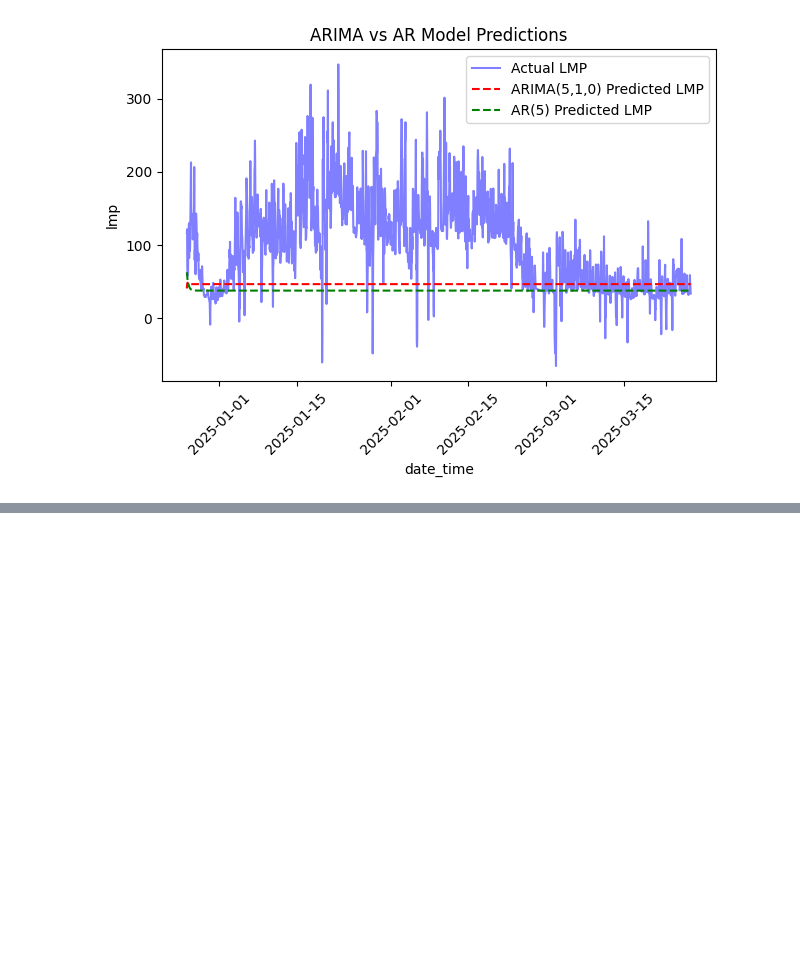
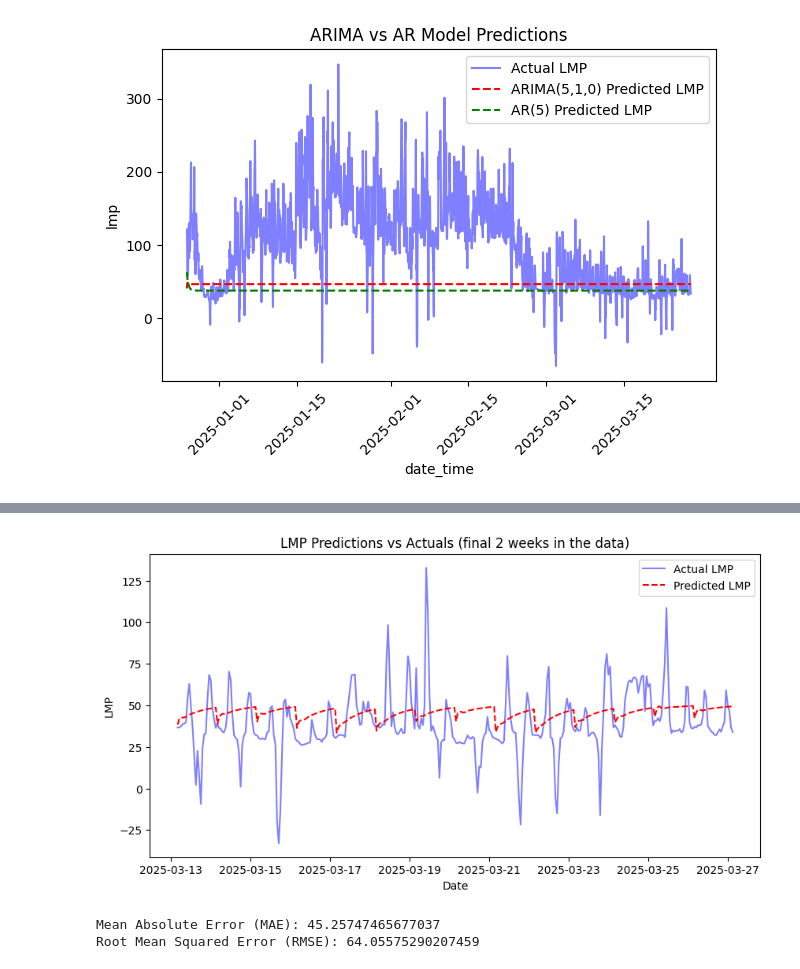
Before and after one commit to BradyHobson/ML2-Project, a Jupyter notebook: time_series_model.ipynb, the cells around one changed output, grey strips where cells are left out. Cells and saved outputs as stored; diff of their text form; code cells hidden in the pictures; blank space fills up the shorter version.

```diff
--- a/time_series_model.ipynb
+++ b/time_series_model.ipynb
@@ -327,0 +348,30 @@ AR MAE: 65.47528010067789
+# %%
+# look at last 2 weeks prediction
+last_2_weeks = test_data.iloc[-24*14:]
+
+# check the fit
+plt.figure(figsize=(10, 5))
+plt.plot(last_2_weeks.index, last_2_weeks['lmp'], label="Actual LMP", color='blue', alpha=0.5)
+plt.plot(last_2_weeks.index, predictions[-24*14:], label="Predicted LMP", color='red', linestyle='dashed')
+plt.xlabel("Date")
+plt.ylabel("LMP")
+plt.title("LMP Predictions vs Actuals (final 2 weeks in the data)")
+plt.legend()
+plt.show()
+# %% [output]
+[figure, added]
+# %%
+# calculate MAE and RMSE
+y_test_vals = y_test[:len(predictions)]
+# mae
+mae = mean_absolute_error(y_test_vals, predictions)
+
+# rmse
+rmse = np.sqrt(mean_squared_error(y_test_vals, predictions))
+
+# results
+print(f"Mean Absolute Error (MAE): {mae}")
+print(f"Root Mean Squared Error (RMSE): {rmse}")
+# %% [output]
+Mean Absolute Error (MAE): 45.25747465677037
+Root Mean Squared Error (RMSE): 64.05575290207459
```
Also changed, not shown: parts of 20 cells of this notebook.
